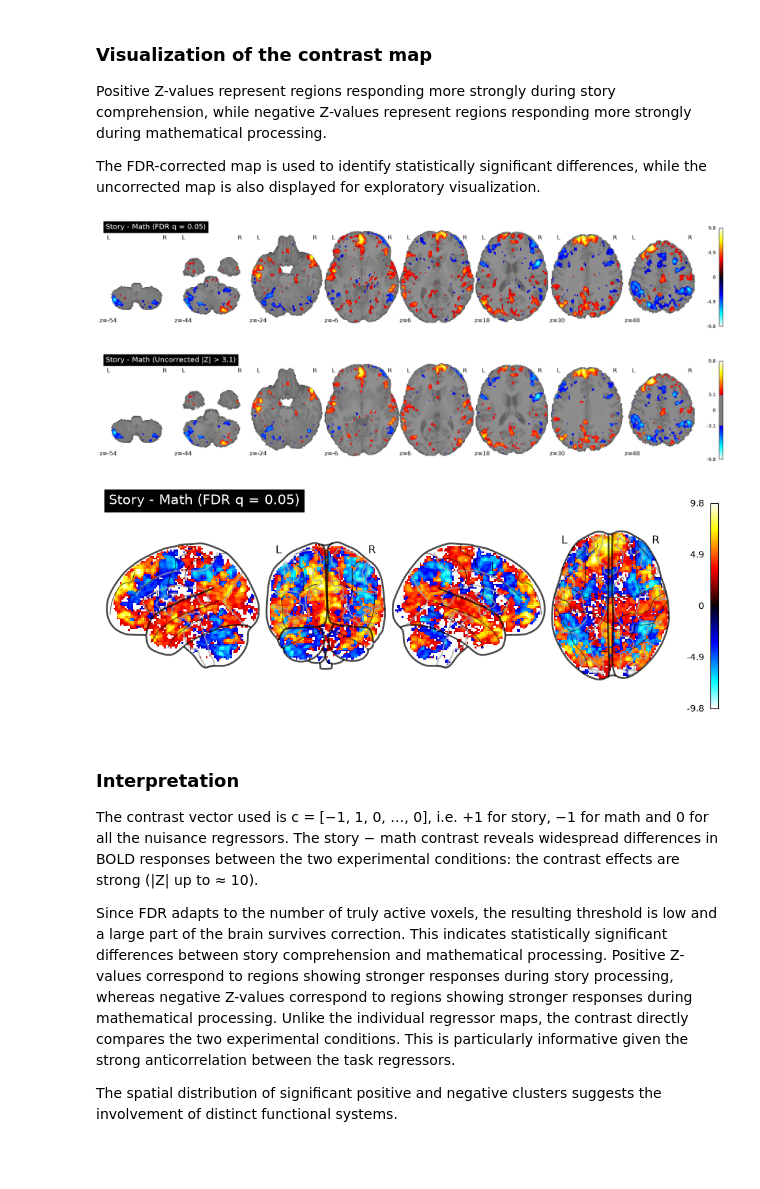
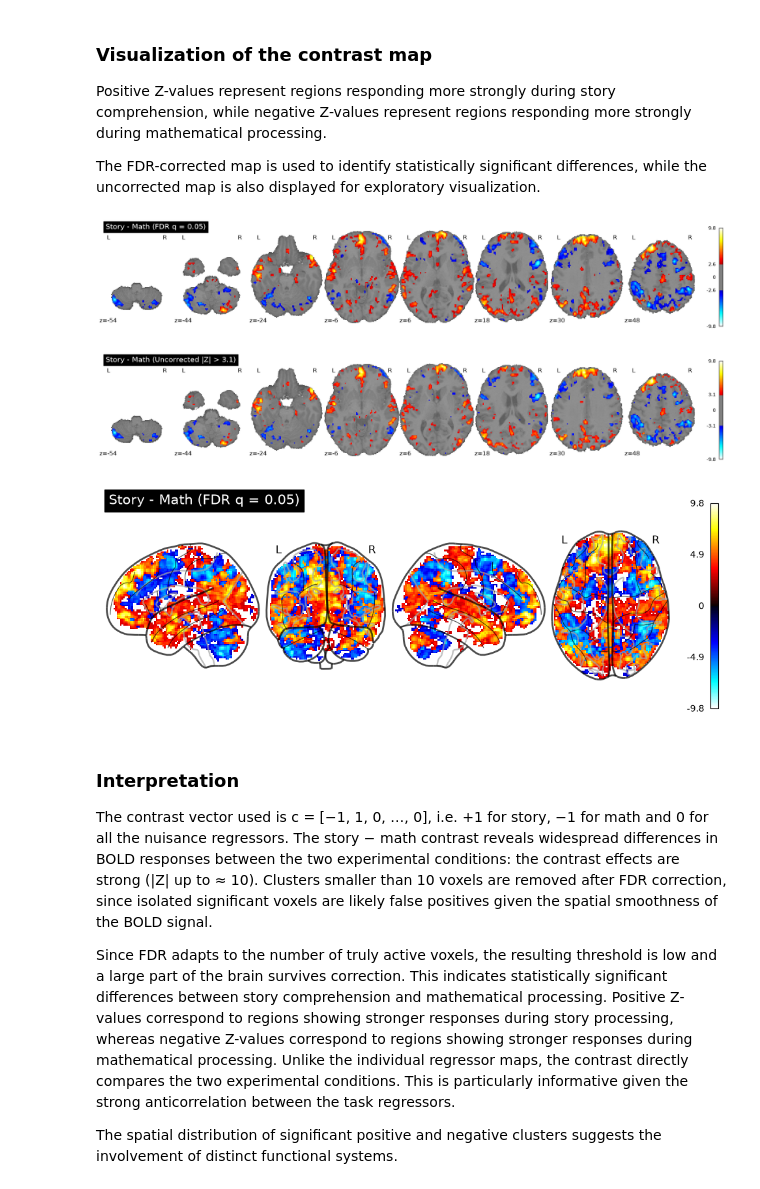
Before and after one commit to camillaberti/miniproject_nssp1, a Jupyter notebook: glm.ipynb, the cells around one changed output. Cells and saved outputs as stored; diff of their text form; code cells hidden in the pictures; blank space fills up the shorter version.

```diff
--- a/glm.ipynb
+++ b/glm.ipynb
@@ -391,7 +391,8 @@ contrast_fdr, contrast_threshold = threshold_stats_img(
     z_map_contrast,
     alpha=0.05,
     height_control='fdr',
-    two_sided=True
+    two_sided=True,
+    cluster_threshold=10
 )
 
 print("Contrast FDR threshold:", contrast_threshold)
@@ -409,35 +410,35 @@ The FDR-corrected map is used to identify statistically significant differences,
 # FDR-corrected contrast map
 if np.isfinite(contrast_threshold):
     plot_stat_map(
         contrast_fdr,
         bg_img=bg_img,
         black_bg=False,
         title='Story - Math (FDR q = 0.05)',
         display_mode='z',
         cut_coords=8,
-        threshold=0,
+        threshold=contrast_threshold,
         cmap='cold_hot',
         colorbar=True
     )
 else:
     print("No voxels survive FDR correction for the story - math contrast.")
 
 # Uncorrected contrast map
 plot_stat_map(
     z_map_contrast,
     bg_img=bg_img,
     black_bg=False,
     title='Story - Math (Uncorrected |Z| > 3.1)',
     display_mode='z',
     cut_coords=8,
     threshold=3.1,
     cmap='cold_hot',
     colorbar=True
 )
 
 show()
 # %% [output]
-[figure, old version]
+[figure, new version]
 [figure]
 # %%
 plot_glass_brain(
@@ -451,11 +452,11 @@ plot_glass_brain(
 )
 show()
 # %% [output]
-[figure, old version]
+[figure, new version]
 # %% [markdown]
 ### Interpretation
 
-The contrast vector used is c = [−1, 1, 0, …, 0], i.e. +1 for story, −1 for math and 0 for all the nuisance regressors. The story − math contrast reveals widespread differences in BOLD responses between the two experimental conditions: the contrast effects are strong (|Z| up to ≈ 10).
+The contrast vector used is c = [−1, 1, 0, …, 0], i.e. +1 for story, −1 for math and 0 for all the nuisance regressors. The story − math contrast reveals widespread differences in BOLD responses between the two experimental conditions: the contrast effects are strong (|Z| up to ≈ 10). Clusters smaller than 10 voxels are removed after FDR correction, since isolated significant voxels are likely false positives given the spatial smoothness of the BOLD signal.
 
 Since FDR adapts to the number of truly active voxels, the resulting threshold is low and a large part of the brain survives correction. This indicates statistically significant differences between story comprehension and mathematical processing. Positive Z-values correspond to regions showing stronger responses during story processing, whereas negative Z-values correspond to regions showing stronger responses during mathematical processing.
 Unlike the individual regressor maps, the contrast directly compares the two experimental conditions. This is particularly informative given the strong anticorrelation between the task regressors.
```
Also changed, not shown: parts of 10 cells of this notebook.
